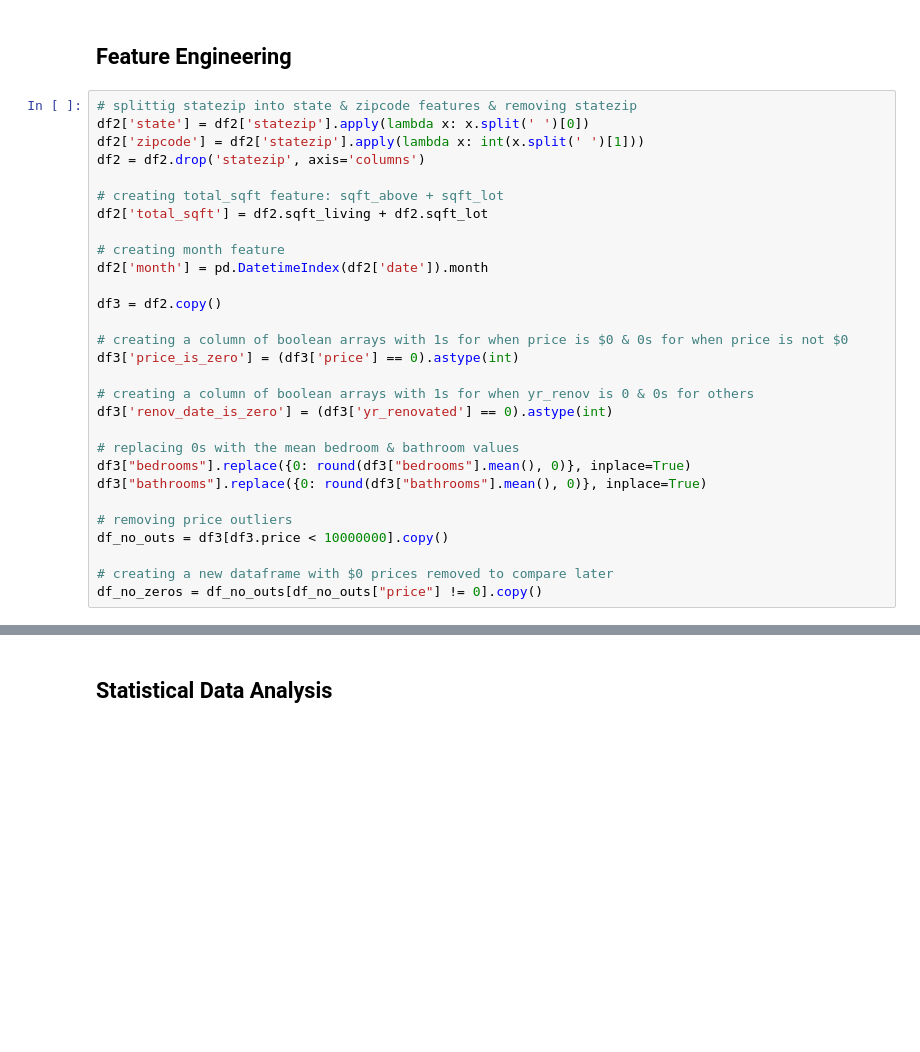
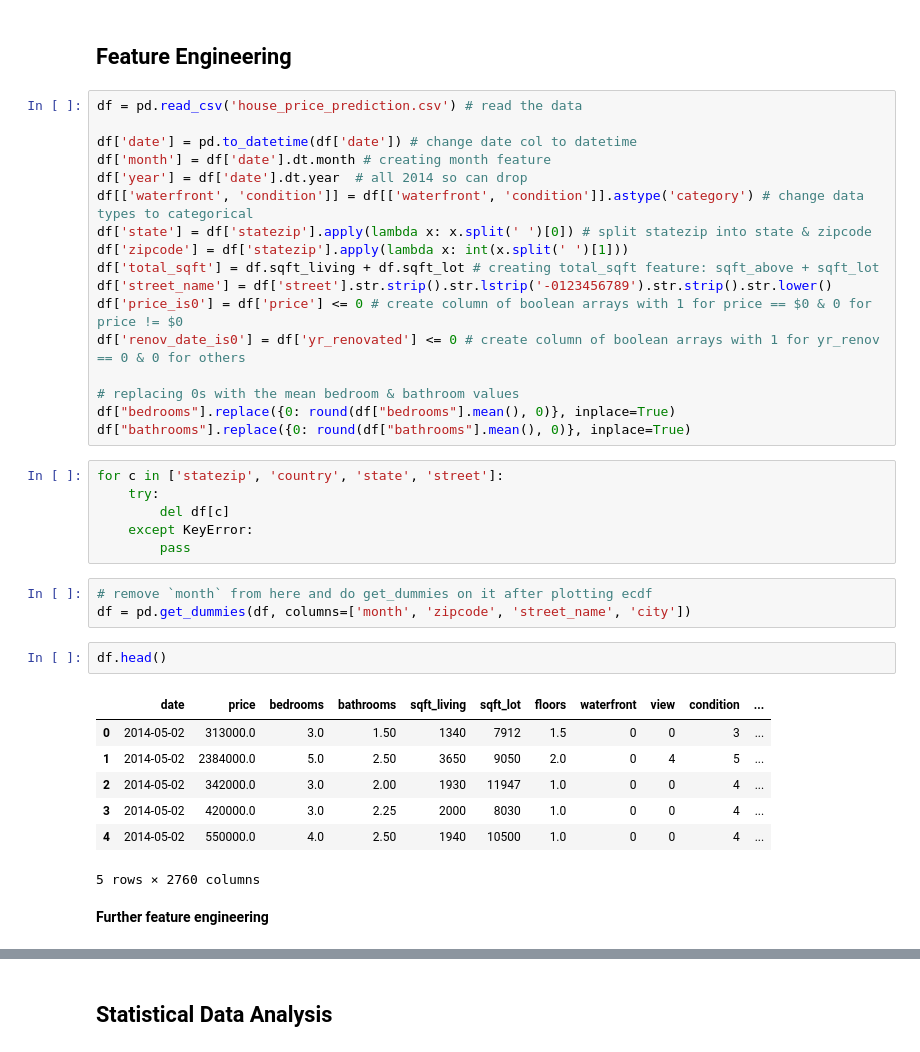
Before and after one commit to hmseyoum/Capstone-Project-1, a Jupyter notebook: Data Modeling.ipynb, the cells around one changed output, grey strips where cells are left out. Saved outputs shown, nothing was run; the diff lists cells and outputs as text; blank space fills up the shorter version.

```diff
--- a/Data Modeling.ipynb
+++ b/Data Modeling.ipynb
@@ -54,31 +44,40 @@ df2[['waterfront', 'condition']] = df1[['waterfront', 'condition']].astype('cate
 # %% [markdown]
 ## Feature Engineering
-# %%
-# splittig statezip into state & zipcode features & removing statezip
-df2['state'] = df2['statezip'].apply(lambda x: x.split(' ')[0])
-df2['zipcode'] = df2['statezip'].apply(lambda x: int(x.split(' ')[1]))
-df2 = df2.drop('statezip', axis='columns')
-
-# creating total_sqft feature: sqft_above + sqft_lot
-df2['total_sqft'] = df2.sqft_living + df2.sqft_lot
-
-# creating month feature
-df2['month'] = pd.DatetimeIndex(df2['date']).month
-
-df3 = df2.copy()
-
-# creating a column of boolean arrays with 1s for when price is $0 & 0s for when price is not $0
-df3['price_is_zero'] = (df3['price'] == 0).astype(int)
-
-# creating a column of boolean arrays with 1s for when yr_renov is 0 & 0s for others
-df3['renov_date_is_zero'] = (df3['yr_renovated'] == 0).astype(int)
-
-# replacing 0s with the mean bedroom & bathroom values
-df3["bedrooms"].replace({0: round(df3["bedrooms"].mean(), 0)}, inplace=True)
-df3["bathrooms"].replace({0: round(df3["bathrooms"].mean(), 0)}, inplace=True)
-
-# removing price outliers
-df_no_outs = df3[df3.price < 10000000].copy()
-
-# creating a new dataframe with $0 prices removed to compare later
-df_no_zeros = df_no_outs[df_no_outs["price"] != 0].copy()
+# %%
+df = pd.read_csv('house_price_prediction.csv') # read the data
+
+df['date'] = pd.to_datetime(df['date']) # change date col to datetime
+df['month'] = df['date'].dt.month # creating month feature
+df['year'] = df['date'].dt.year  # all 2014 so can drop
+df[['waterfront', 'condition']] = df[['waterfront', 'condition']].astype('category') # change data types to categorical
+df['state'] = df['statezip'].apply(lambda x: x.split(' ')[0]) # split statezip into state & zipcode
+df['zipcode'] = df['statezip'].apply(lambda x: int(x.split(' ')[1]))
+df['total_sqft'] = df.sqft_living + df.sqft_lot # creating total_sqft feature: sqft_above + sqft_lot
+df['street_name'] = df['street'].str.strip().str.lstrip('-0123456789').str.strip().str.lower()
+df['price_is0'] = df['price'] <= 0 # create column of boolean arrays with 1 for price == $0 & 0 for price != $0
+df['renov_date_is0'] = df['yr_renovated'] <= 0 # create column of boolean arrays with 1 for yr_renov == 0 & 0 for others
+
+# replacing 0s with the mean bedroom & bathroom values
+df["bedrooms"].replace({0: round(df["bedrooms"].mean(), 0)}, inplace=True)
+df["bathrooms"].replace({0: round(df["bathrooms"].mean(), 0)}, inplace=True)
+# %%
+for c in ['statezip', 'country', 'state', 'street']:
+    try:
+        del df[c]
+    except KeyError:
+        pass
+# %%
+# remove `month` from here and do get_dummies on it after plotting ecdf
+df = pd.get_dummies(df, columns=['month', 'zipcode', 'street_name', 'city'])
+# %%
+df.head()
+# %% [output]
+|  | date | price | bedrooms | bathrooms | sqft_living | sqft_lot | floors | waterfront | view | condition | ... |
+| 0 | 2014-05-02 | 313000.0 | 3.0 | 1.50 | 1340 | 7912 | 1.5 | 0 | 0 | 3 | ... |
+| 1 | 2014-05-02 | 2384000.0 | 5.0 | 2.50 | 3650 | 9050 | 2.0 | 0 | 4 | 5 | ... |
+| 2 | 2014-05-02 | 342000.0 | 3.0 | 2.00 | 1930 | 11947 | 1.0 | 0 | 0 | 4 | ... |
+| 3 | 2014-05-02 | 420000.0 | 3.0 | 2.25 | 2000 | 8030 | 1.0 | 0 | 0 | 4 | ... |
+| 4 | 2014-05-02 | 550000.0 | 4.0 | 2.50 | 1940 | 10500 | 1.0 | 0 | 0 | 4 | ... |
+5 rows × 2760 columns
+# %% [markdown]
+**Further feature engineering**
```
Also changed, not shown: parts of 46 cells of this notebook.
